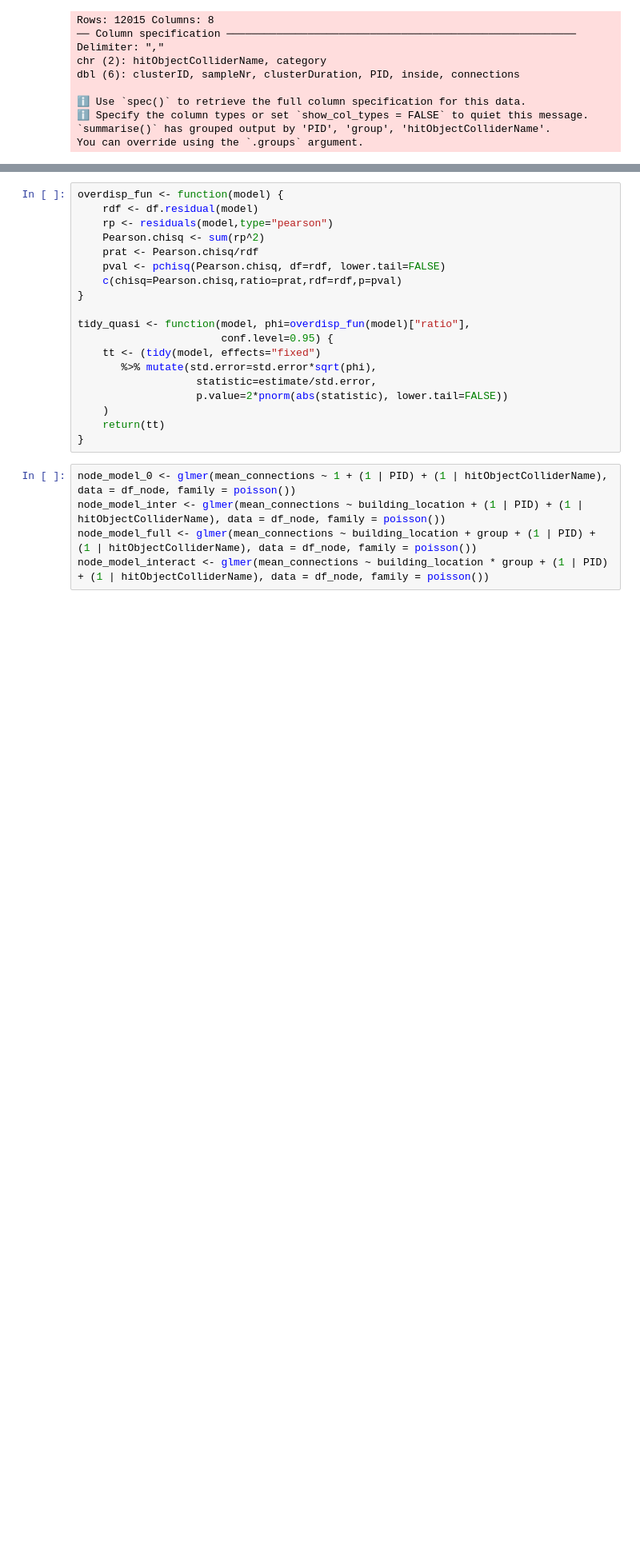
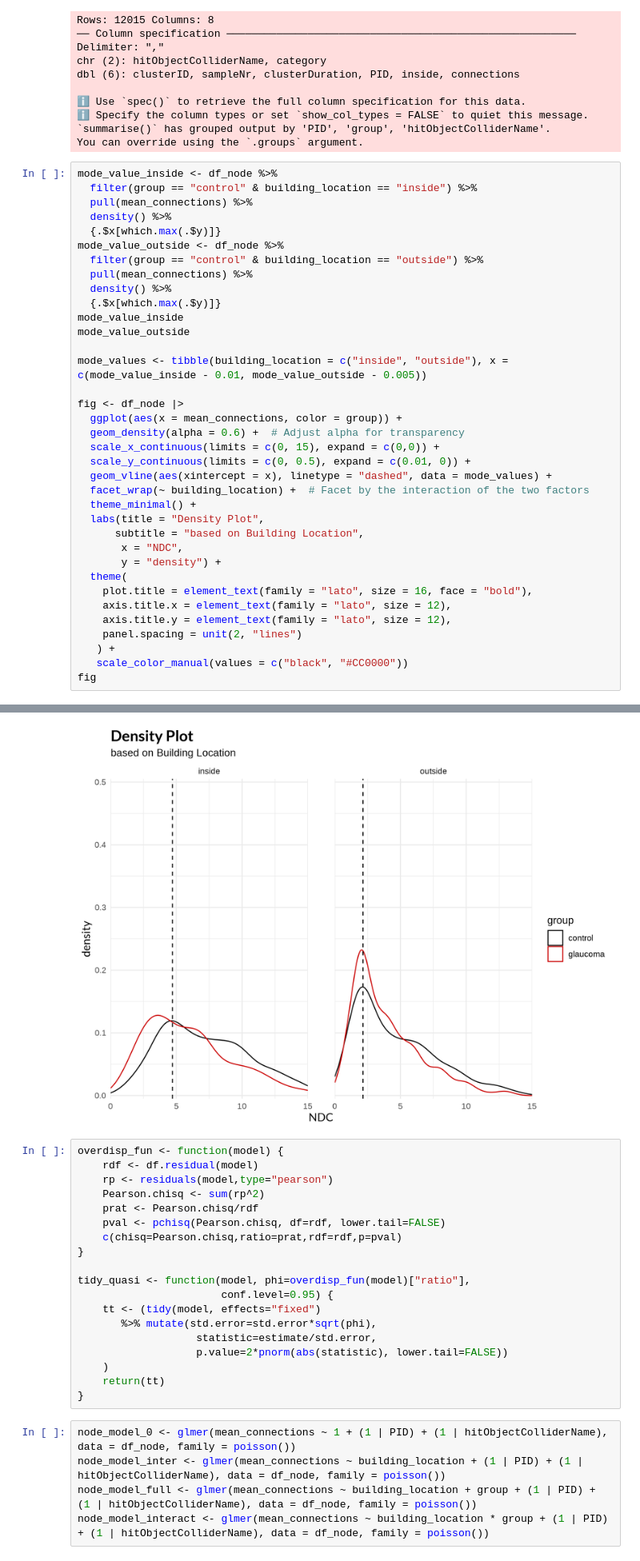
Before and after one commit to SanD94/VReGTrET, a Jupyter notebook: GraphTheory_ET_VR_Westbrueck/Analysis/raw_gaze_analysis/figure_glaucoma_playground.ipynb, the cells around one changed output, grey strips where cells are left out. Shown at 80% size. Drawn from its saved outputs; the diff is of its cells as text; blank space fills up the shorter version.

```diff
--- a/GraphTheory_ET_VR_Westbrueck/Analysis/raw_gaze_analysis/figure_glaucoma_playground.ipynb
+++ b/GraphTheory_ET_VR_Westbrueck/Analysis/raw_gaze_analysis/figure_glaucoma_playground.ipynb
@@ -560,3 +560,40 @@ dbl (6): clusterID, sampleNr, clusterDuration, PID, inside, connections
 ℹ Specify the column types or set `show_col_types = FALSE` to quiet this message.
 `summarise()` has grouped output by 'PID', 'group', 'hitObjectColliderName'.
 You can override using the `.groups` argument.
+# %%
+mode_value_inside <- df_node %>%
+  filter(group == "control" & building_location == "inside") %>%
+  pull(mean_connections) %>%
+  density() %>%
+  {.$x[which.max(.$y)]}
+mode_value_outside <- df_node %>%
+  filter(group == "control" & building_location == "outside") %>%
+  pull(mean_connections) %>%
+  density() %>%
+  {.$x[which.max(.$y)]}
+mode_value_inside
+mode_value_outside
+
+mode_values <- tibble(building_location = c("inside", "outside"), x = c(mode_value_inside - 0.01, mode_value_outside - 0.005))
+
+fig <- df_node |>
+  ggplot(aes(x = mean_connections, color = group)) +
+  geom_density(alpha = 0.6) +  # Adjust alpha for transparency
+  scale_x_continuous(limits = c(0, 15), expand = c(0,0)) +
+  scale_y_continuous(limits = c(0, 0.5), expand = c(0.01, 0)) +
+  geom_vline(aes(xintercept = x), linetype = "dashed", data = mode_values) +
+  facet_wrap(~ building_location) +  # Facet by the interaction of the two factors
+  theme_minimal() +
+  labs(title = "Density Plot",
+      subtitle = "based on Building Location",
+       x = "NDC",
+       y = "density") +
+  theme(
+    plot.title = element_text(family = "lato", size = 16, face = "bold"),
+    axis.title.x = element_text(family = "lato", size = 12),
+    axis.title.y = element_text(family = "lato", size = 12),
+    panel.spacing = unit(2, "lines")
+   ) +
+   scale_color_manual(values = c("black", "#CC0000"))
+fig
+# %% [output]
@@ -563,3 +605,4 @@ You can override using the `.groups` argument.
+[figure, added]
 # %%
 overdisp_fun <- function(model) {
     rdf <- df.residual(model)
```
Also changed, not shown: parts of 1 cell of this notebook, 3 other files.
